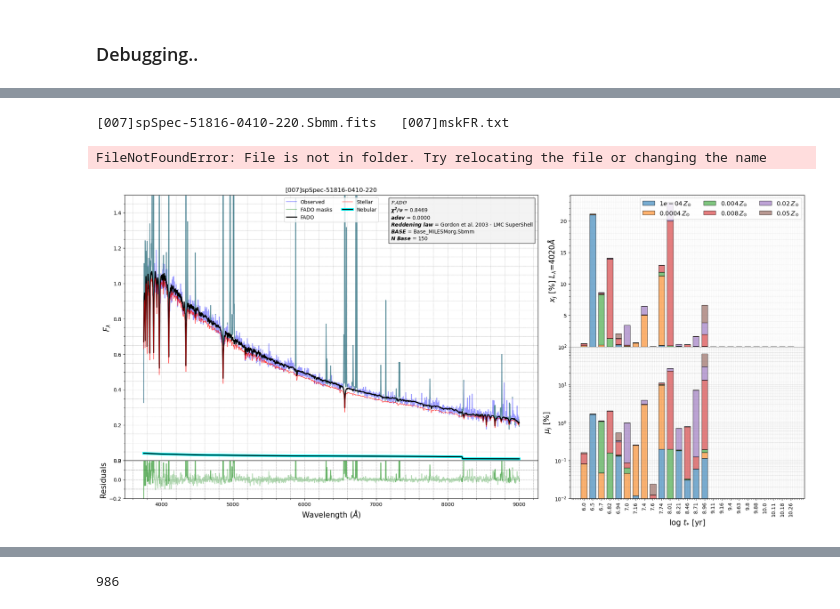
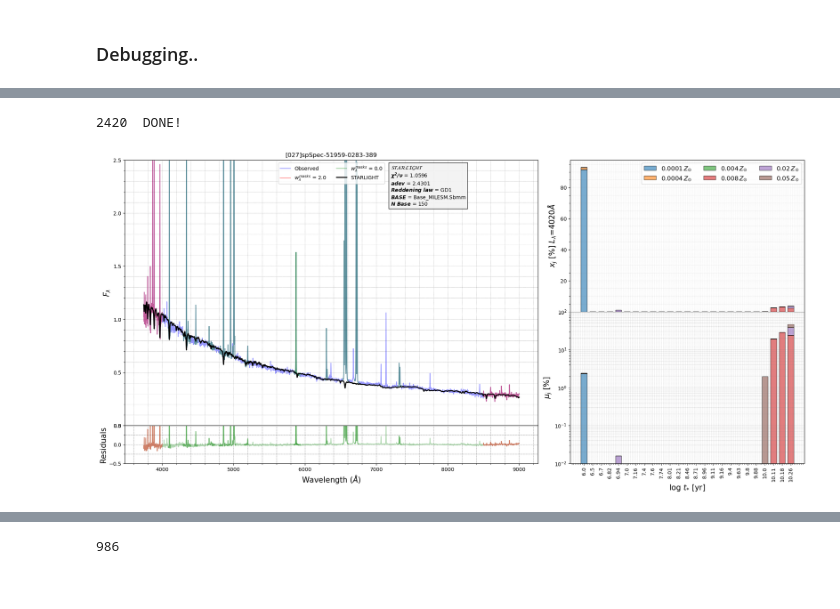
Before and after one commit to hol1m4n/HIIGalaxies, a Jupyter notebook: SPS/pystarlight_debug.ipynb, the cells around one changed output, grey strips where cells are left out. Drawn from its saved outputs; the diff is of its cells as text; code cells hidden in the pictures.

```diff
--- a/SPS/pystarlight_debug.ipynb
+++ b/SPS/pystarlight_debug.ipynb
@@ -1093,13 +1093,13 @@ def load_mask_ranges(filepath):
 
 
 def spec_pop_STAR(id,
-    home = os.path.expanduser("~") + '/gdrive/DataHII/HIIGs/STARLIGHT/',mask_name = str('0'),Z_w = False):
+    home = os.path.expanduser("~") + '/gdrive/DataHII/HIIGs/STARLIGHT/',mask_loc = [str('0'),str('0')],Z_w = False):
     name = ''
     name = home + id
 
 
-    mask_path_folder = os.path.expanduser("~") + '/gdrive/DataHII/HIIGs/Starlight_masks/'
-    mask_path = mask_path_folder + mask_name
+    mask_path_folder = mask_loc[0]
+    mask_path = mask_path_folder + mask_loc[1]
 
     if os.path.exists(name) != True:
         raise FileNotFoundError('File is not in folder. Try relocating the file or changing the name')
@@ -1714,26 +1668,19 @@ WARNING: VerifyWarning: Card is too long, comment will be truncated. [astropy.io
-# %%
-ver = '[007]'
-
-for i in filtered:
-
-    a = i.replace('.out','.fits')
-
-    if a[0:5] == ver:
-        Maskara = a[0:5] + 'mskFR.txt'
-        print(a,' ',Maskara)
-
-        spec_pop_STAR(id = a,
-            mask_name = Maskara ,Z_w=True)
-    del a
-# %% [output]
-[007]spSpec-51816-0410-220.Sbmm.fits   [007]mskFR.txt
-FileNotFoundError: File is not in folder. Try relocating the file or changing the name
-# %%
-home = os.path.expanduser("~") + '/gdrive/DataHII/HIIGs/FADO/'
-list_files = os.listdir(home)
-list_files
-
-spec_pop_FADO(id = list_files[1],
-              Z_w=False)
-# %% [output]
-[figure, removed]
+# %%
+home = '/home/holman/StarLightv05/outputs/'
+list_files = os.listdir(home)
+list_files.sort()
+
+print(len(list_files),' DONE!')
+
+
+#FITS_conversion(id = list_files[0],home = home)
+
+#for e in list_files:
+#    FITS_conversion(id = e,home = home)
+# %% [output]
+2420  DONE!
+# %%
+spec_pop_STAR(id = '[027]GD1.MILES150.fits',
+            home = home,mask_loc = ['/home/holman/Starlight_masks/','[001]mskFR.txt'],Z_w = True)
+# %% [output]
+[figure, added]
```
Also changed, not shown: parts of 7 cells of this notebook, 1 other file.
